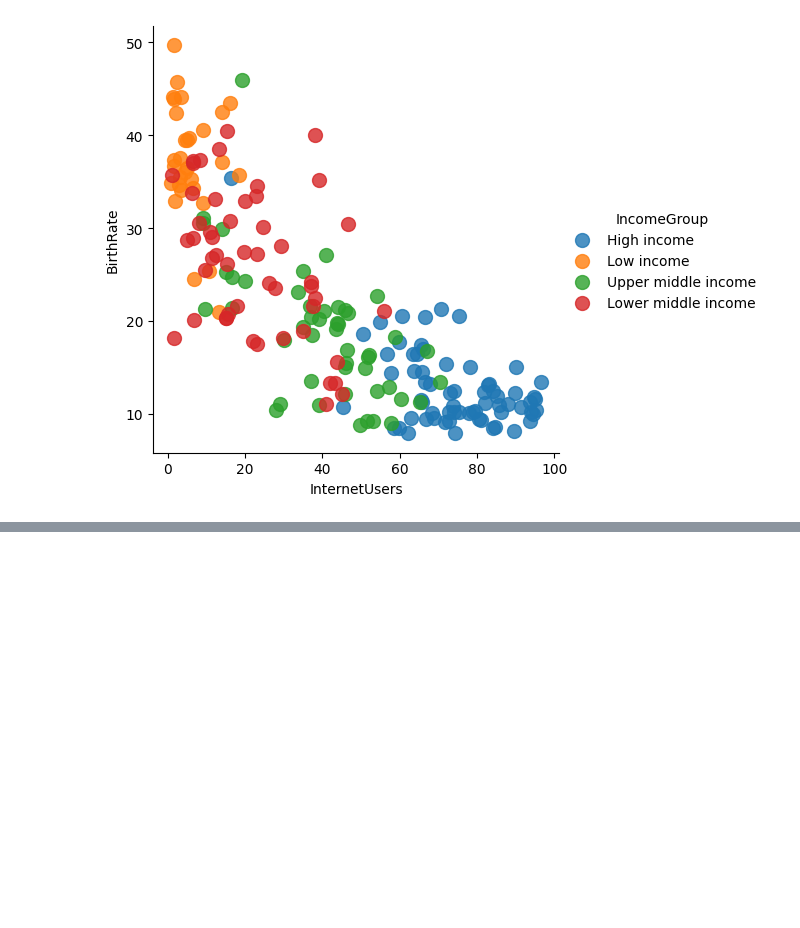
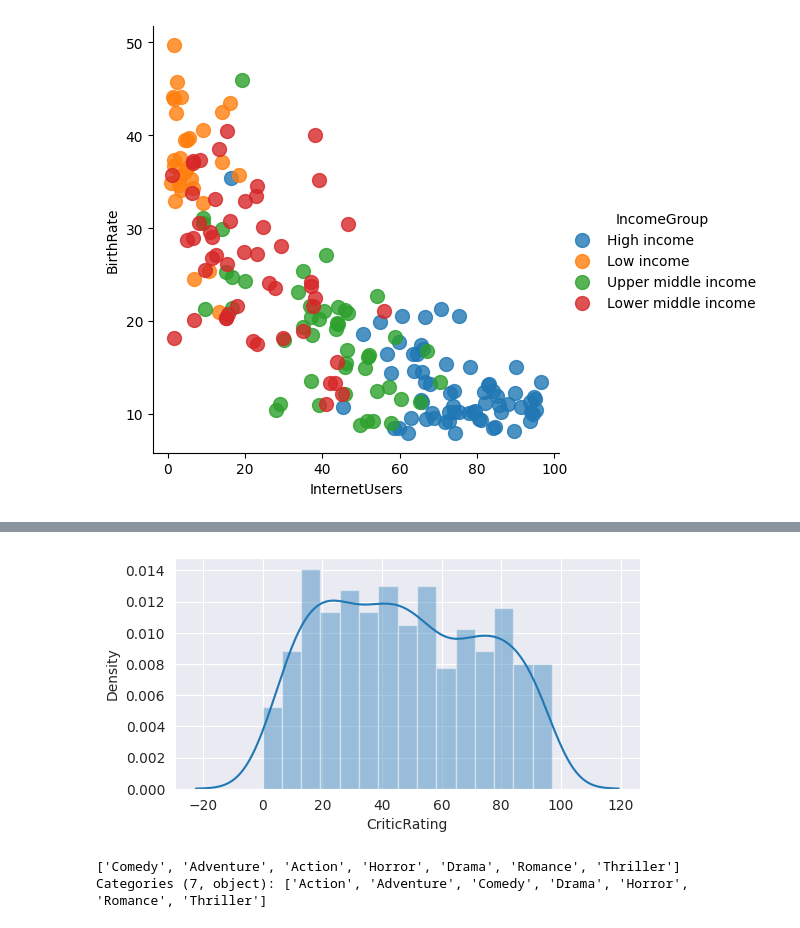
Before and after one commit to narayanarekar/narayanarekar, a Jupyter notebook: python_handson_v1_0.ipynb, the cells around one changed output, grey strips where cells are left out. Cells and saved outputs as stored; diff of their text form; code cells hidden in the pictures; blank space fills up the shorter version.

```diff
--- a/python_handson_v1_0.ipynb
+++ b/python_handson_v1_0.ipynb
@@ -824,0 +941,11 @@ vis3 = sns.lmplot(data=stats, x='InternetUsers', y='BirthRate',\
+# %%
+#sns.set_style('white')
+sns.set_style('darkgrid')
+m1 = sns.distplot(movies.CriticRating, bins=15)
+# %% [output]
+[figure, added]
+# %%
+movies.Genre.unique()
+# %% [output]
+['Comedy', 'Adventure', 'Action', 'Horror', 'Drama', 'Romance', 'Thriller']
+Categories (7, object): ['Action', 'Adventure', 'Comedy', 'Drama', 'Horror', 'Romance', 'Thriller']
```
Also changed, not shown: parts of 31 cells of this notebook.
